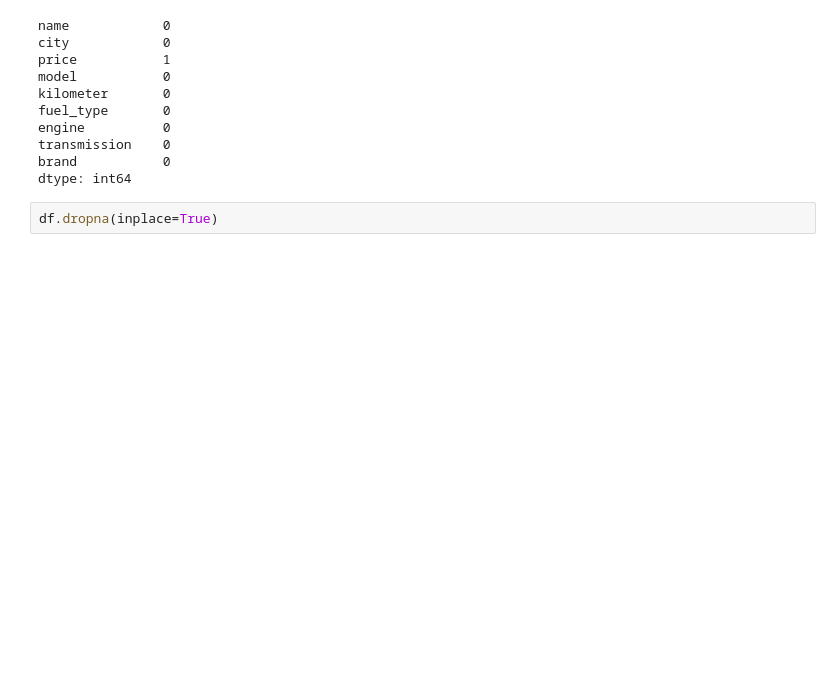
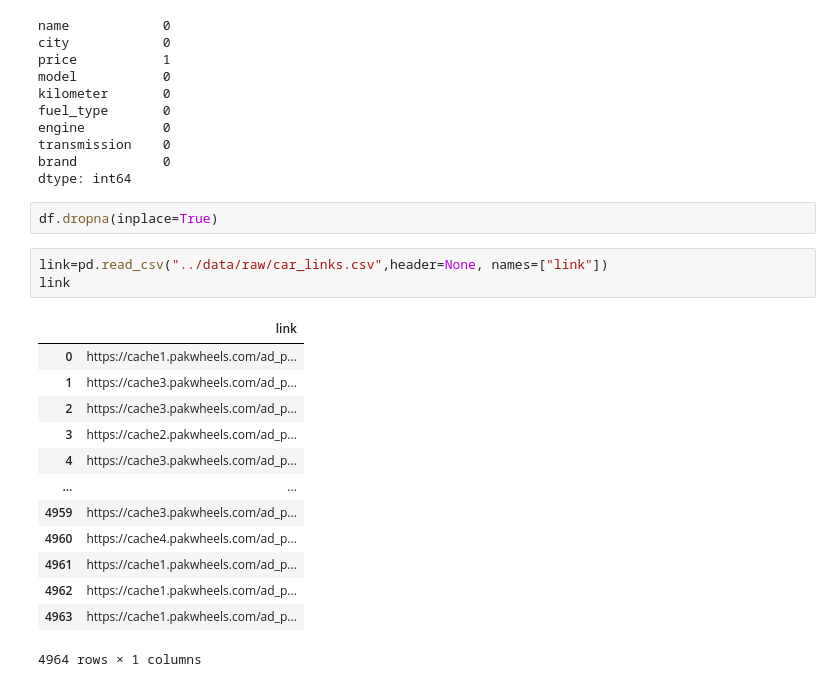
Before and after one commit to KhalilKhanAfridi/automobile-ML-recommender-system, a Jupyter notebook: notebooks/03_Cars_Data_Cleaning.ipynb, the cells around one changed output. Cells and saved outputs as stored; diff of their text form; blank space fills up the shorter version.

```diff
--- a/notebooks/03_Cars_Data_Cleaning.ipynb
+++ b/notebooks/03_Cars_Data_Cleaning.ipynb
@@ -215,3 +215,20 @@ brand           0
 dtype: int64
 # %%
 df.dropna(inplace=True)
+# %%
+link=pd.read_csv("../data/raw/car_links.csv",header=None, names=["link"])
+link
+# %% [output]
+|  | link |
+| 0 | https://cache1.pakwheels.com/ad_p... |
+| 1 | https://cache3.pakwheels.com/ad_p... |
+| 2 | https://cache3.pakwheels.com/ad_p... |
+| 3 | https://cache2.pakwheels.com/ad_p... |
+| 4 | https://cache3.pakwheels.com/ad_p... |
+| ... | ... |
+| 4959 | https://cache3.pakwheels.com/ad_p... |
+| 4960 | https://cache4.pakwheels.com/ad_p... |
+| 4961 | https://cache1.pakwheels.com/ad_p... |
+| 4962 | https://cache1.pakwheels.com/ad_p... |
+| 4963 | https://cache1.pakwheels.com/ad_p... |
+4964 rows × 1 columns
```
Also changed, not shown: parts of 3 cells of this notebook, 16 other files.
